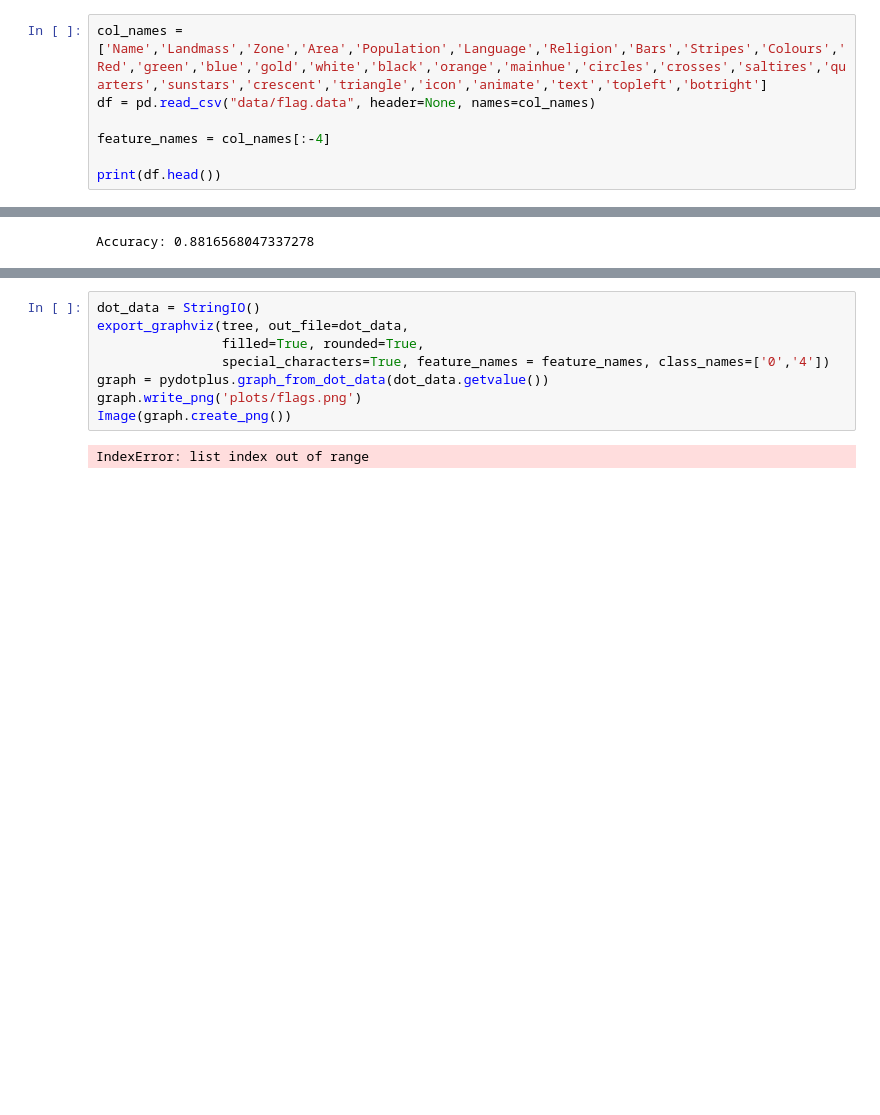
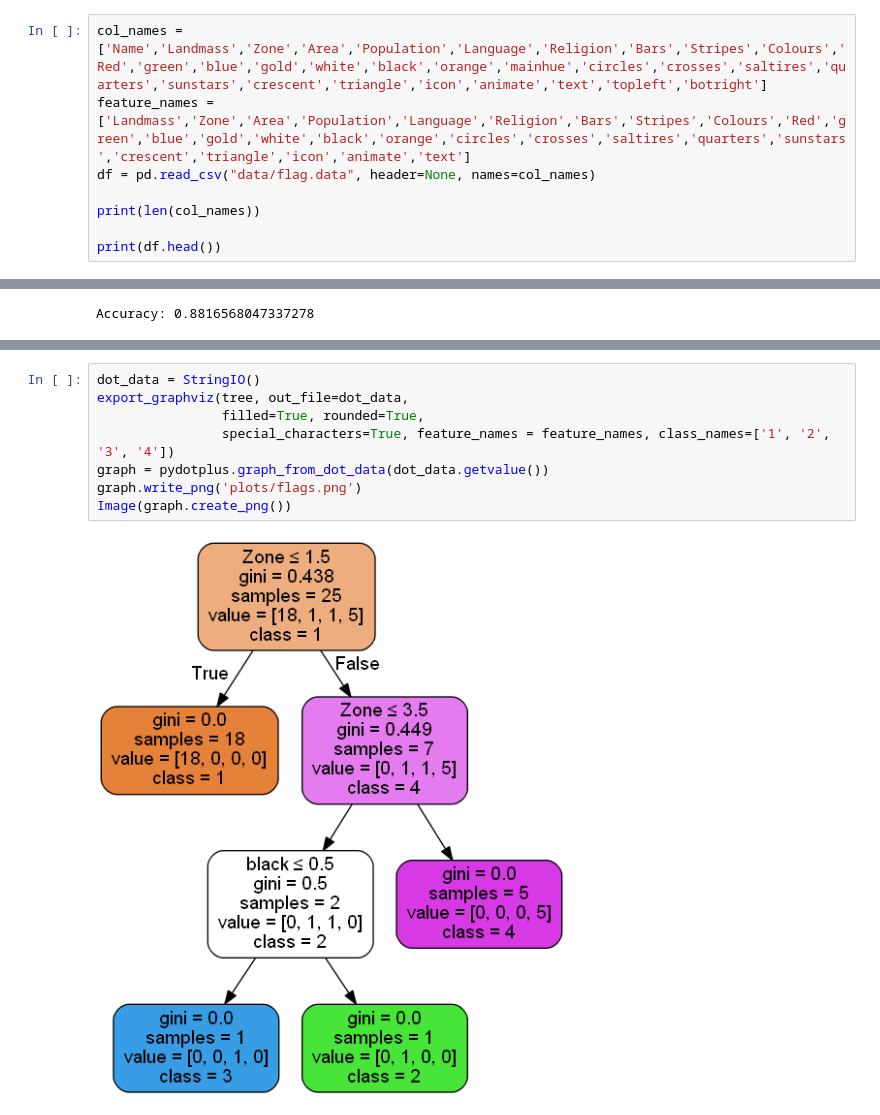
Before and after one commit to Paddymck2320/MachineLearning, a Jupyter notebook: DataMining&MachineLearning-A00261481/Assignment-DecisionTrees.ipynb, the cells around one changed output, grey strips where cells are left out. Saved outputs shown, nothing was run; the diff lists cells and outputs as text; blank space fills up the shorter version.

```diff
--- a/DataMining&MachineLearning-A00261481/Assignment-DecisionTrees.ipynb
+++ b/DataMining&MachineLearning-A00261481/Assignment-DecisionTrees.ipynb
@@ -14,9 +14,10 @@ from sklearn.preprocessing import OneHotEncoder
 from sklearn.model_selection import cross_val_score
 # %%
 col_names =['Name','Landmass','Zone','Area','Population','Language','Religion','Bars','Stripes','Colours','Red','green','blue','gold','white','black','orange','mainhue','circles','crosses','saltires','quarters','sunstars','crescent','triangle','icon','animate','text','topleft','botright']
+feature_names =['Landmass','Zone','Area','Population','Language','Religion','Bars','Stripes','Colours','Red','green','blue','gold','white','black','orange','circles','crosses','saltires','quarters','sunstars','crescent','triangle','icon','animate','text']
 df = pd.read_csv("data/flag.data", header=None, names=col_names)
 
-feature_names = col_names[:-4]
+print(len(col_names))
 
 print(df.head())
 # %% [output]
@@ -82,10 +83,10 @@ CM [[73  0  0  0]
 # %%
 dot_data = StringIO()
 export_graphviz(tree, out_file=dot_data,
                 filled=True, rounded=True,
-                special_characters=True, feature_names = feature_names, class_names=['0','4'])
+                special_characters=True, feature_names = feature_names, class_names=['1', '2', '3', '4'])
 graph = pydotplus.graph_from_dot_data(dot_data.getvalue())
 graph.write_png('plots/flags.png')
 Image(graph.create_png())
 # %% [output]
-IndexError: list index out of range
+[figure, added]
```
Also changed, not shown: parts of 2 cells of this notebook, 2 other files.
